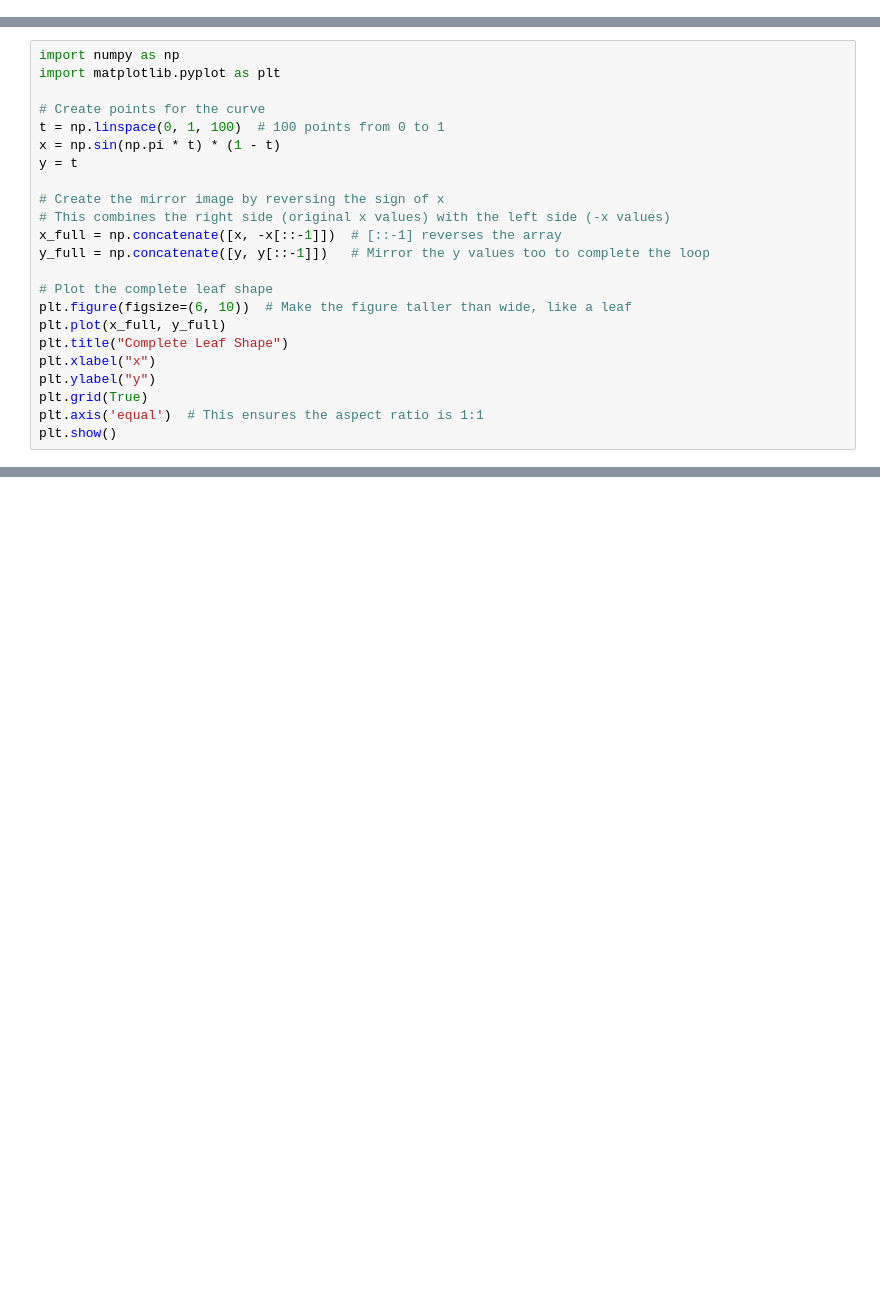
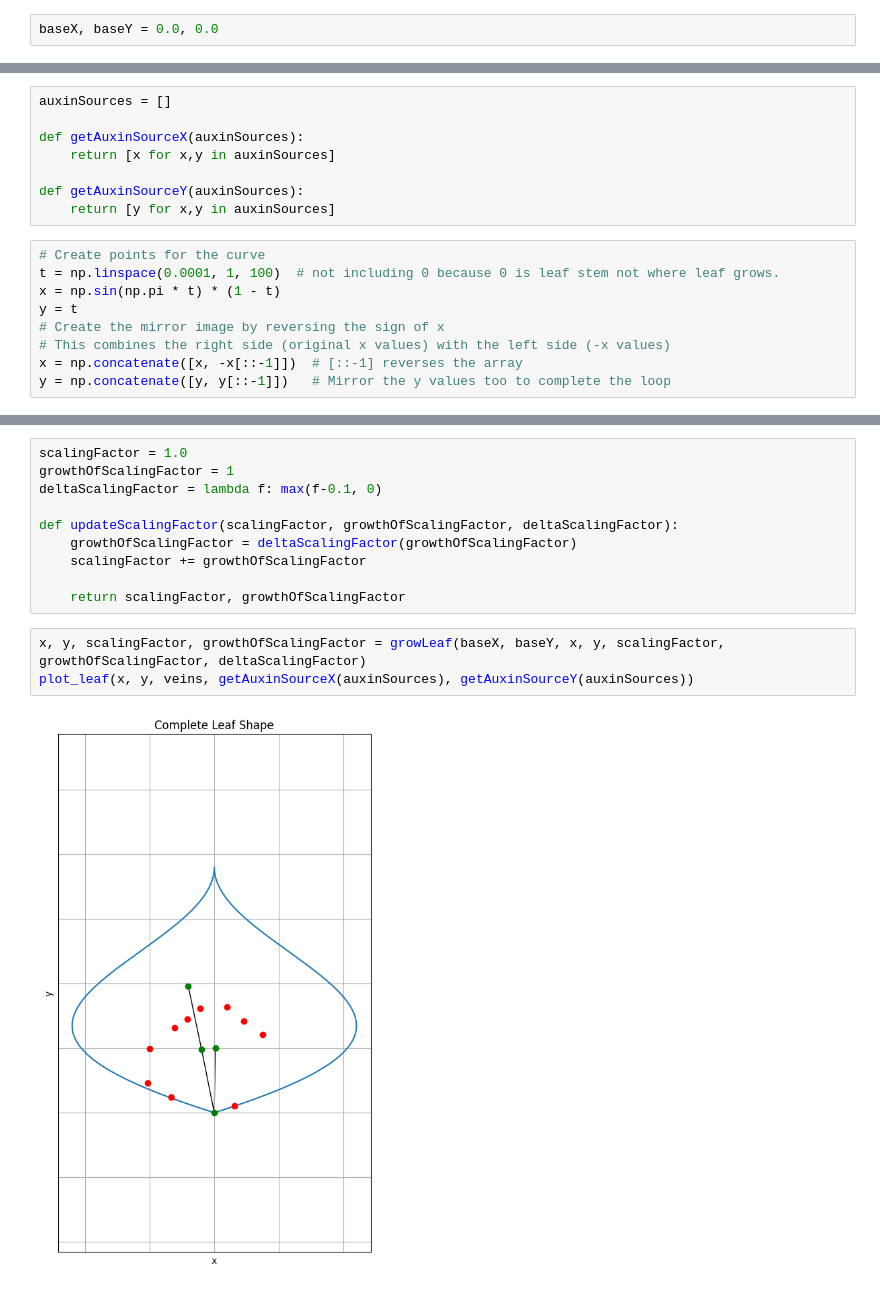
Before and after one commit to Antel0pe/leaf-venation, a Jupyter notebook: LeafVeins.ipynb, the cells around one changed output, grey strips where cells are left out. Saved outputs shown, nothing was run; the diff lists cells and outputs as text; blank space fills up the shorter version.

Commit message:
simple axium and vein growth

```diff
--- a/LeafVeins.ipynb
+++ b/LeafVeins.ipynb
@@ -0,0 +63,2 @@
+# %%
+baseX, baseY = 0.0, 0.0
@@ -1,23 +69,17 @@
+# %%
+auxinSources = []
+
+def getAuxinSourceX(auxinSources):
+    return [x for x,y in auxinSources]
+
+def getAuxinSourceY(auxinSources):
+    return [y for x,y in auxinSources]
 # %%
-import numpy as np
-import matplotlib.pyplot as plt
-
 # Create points for the curve
-t = np.linspace(0, 1, 100)  # 100 points from 0 to 1
+t = np.linspace(0.0001, 1, 100)  # not including 0 because 0 is leaf stem not where leaf grows.
 x = np.sin(np.pi * t) * (1 - t)
 y = t
-
 # Create the mirror image by reversing the sign of x
 # This combines the right side (original x values) with the left side (-x values)
-x_full = np.concatenate([x, -x[::-1]])  # [::-1] reverses the array
-y_full = np.concatenate([y, y[::-1]])   # Mirror the y values too to complete the loop
-
-# Plot the complete leaf shape
-plt.figure(figsize=(6, 10))  # Make the figure taller than wide, like a leaf
-plt.plot(x_full, y_full)
-plt.title("Complete Leaf Shape")
-plt.xlabel("x")
-plt.ylabel("y")
-plt.grid(True)
-plt.axis('equal')  # This ensures the aspect ratio is 1:1
-plt.show()
+x = np.concatenate([x, -x[::-1]])  # [::-1] reverses the array
+y = np.concatenate([y, y[::-1]])   # Mirror the y values too to complete the loop
@@ -25,0 +86,15 @@ plt.show()
+# %%
+scalingFactor = 1.0
+growthOfScalingFactor = 1
+deltaScalingFactor = lambda f: max(f-0.1, 0)
+
+def updateScalingFactor(scalingFactor, growthOfScalingFactor, deltaScalingFactor):
+    growthOfScalingFactor = deltaScalingFactor(growthOfScalingFactor)
+    scalingFactor += growthOfScalingFactor
+
+    return scalingFactor, growthOfScalingFactor
+# %%
+x, y, scalingFactor, growthOfScalingFactor = growLeaf(baseX, baseY, x, y, scalingFactor, growthOfScalingFactor, deltaScalingFactor)
+plot_leaf(x, y, veins, getAuxinSourceX(auxinSources), getAuxinSourceY(auxinSources))
+# %% [output]
+[figure, added]
```
Also changed, not shown: parts of 17 cells of this notebook.
